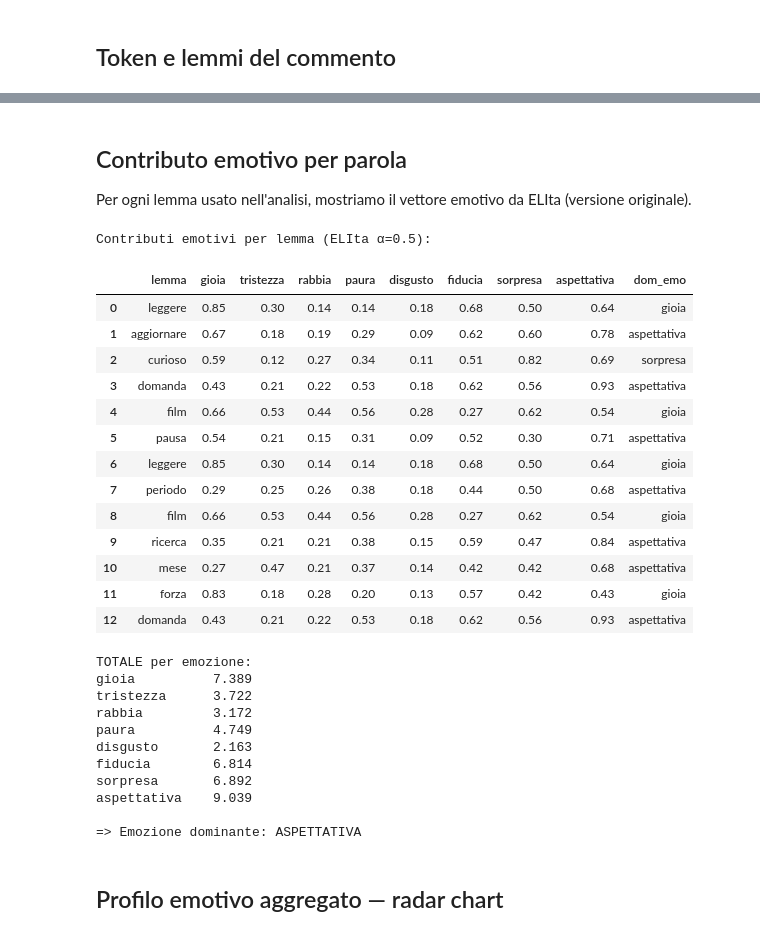
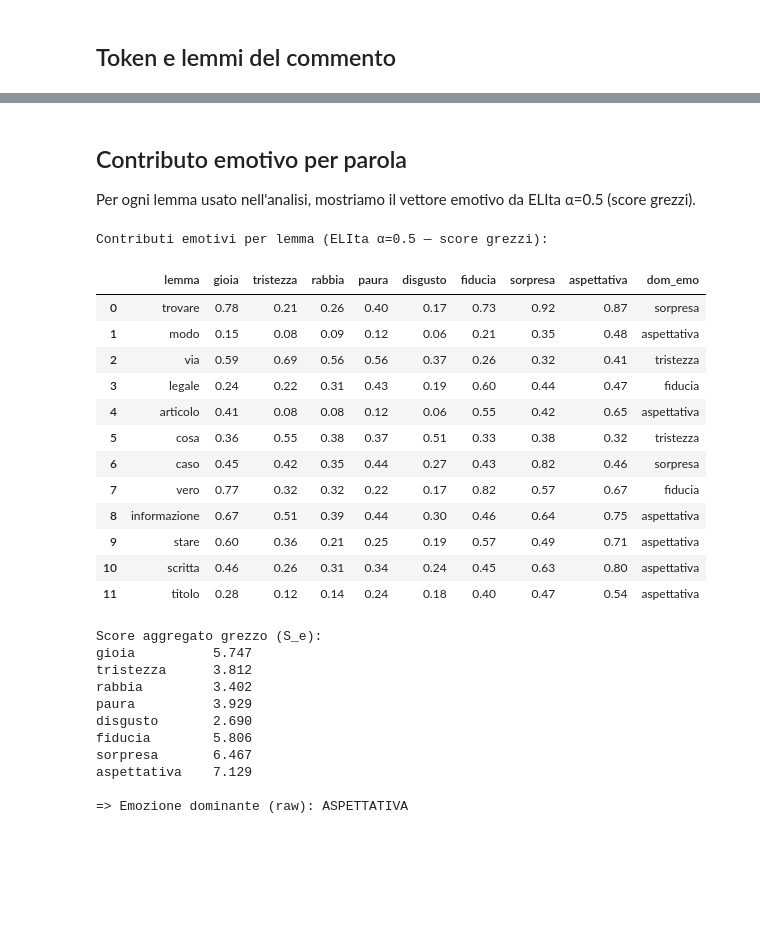
Before and after one commit to V3R0N1C4/ELIta_tesi, a Jupyter notebook: Fase3/Demo_Commento_Singolo.ipynb, the cells around one changed output, grey strips where cells are left out. Cells and saved outputs as stored; diff of their text form; code cells hidden in the pictures; blank space fills up the shorter version.

```diff
--- a/Fase3/Demo_Commento_Singolo.ipynb
+++ b/Fase3/Demo_Commento_Singolo.ipynb
@@ -135,23 +137,19 @@ Guarda pure io ho una memoria pessima ma quello che mi aiuta è leggere tanto le
 # %% [markdown]
 ## Token e lemmi del commento
 # %%
-df_tok = df_tokens[df_tokens['comment_id'] == CID].copy()
+df_tok = df_tokens[df_tokens['doc_id'] == CID].copy()
 
 elita_idx_all = set(df_elita_final.index)
 
-df_tok['in_ELIta']  = df_tok['lemma'].isin(elita_idx_all)
-df_tok['pos_ok']    = df_tok['pos'].isin(POS_FILTER)
-df_tok['stopword']  = df_tok['lemma'].isin(ALL_STOPWORDS)
-df_tok['dist_ok']   = df_tok['lemma'].isin(ELITA_IDX_FILTERED)
-df_tok['usato']     = df_tok['in_ELIta'] & df_tok['pos_ok'] & ~df_tok['stopword'] & df_tok['dist_ok']
+df_tok['in_ELIta'] = df_tok['lemma'].isin(elita_idx_all)
+df_tok['pos_ok']   = df_tok['pos'].isin(POS_FILTER)
+df_tok['usato']    = df_tok['in_ELIta'] & df_tok['pos_ok']
 
-print(f'Token totali nel commento      : {len(df_tok)}')
+print(f'Token totali nel documento     : {len(df_tok)}')
 print(f'Con POS valida (ADJ/NOUN/VERB) : {df_tok["pos_ok"].sum()}')
 print(f'Trovati in ELIta               : {df_tok["in_ELIta"].sum()}')
-print(f'Stopwords rimosse              : {(df_tok["in_ELIta"] & df_tok["stopword"]).sum()}')
-print(f'Sotto soglia distintività      : {(df_tok["in_ELIta"] & df_tok["pos_ok"] & ~df_tok["stopword"] & ~df_tok["dist_ok"]).sum()}')
 print(f'Token usati per l\'analisi      : {df_tok["usato"].sum()}')
 print()
 
-display(df_tok[['token','lemma','pos','in_ELIta','stopword','dist_ok','usato']].reset_index(drop=True))
+display(df_tok[['token','lemma','pos','in_ELIta','usato']].reset_index(drop=True))
 # %% [output]
@@ -177,64 +177,61 @@ Token usati per l'analisi      : 13
 # %% [markdown]
 ## Contributo emotivo per parola
 
-Per ogni lemma usato nell'analisi, mostriamo il vettore emotivo da ELIta (versione originale).
+Per ogni lemma usato nell'analisi, mostriamo il vettore emotivo da ELIta α=0.5 (score grezzi).
 # %%
 lemmi_usati = df_tok[df_tok['usato']]['lemma'].tolist()
 
 if not lemmi_usati:
     print('Nessun lemma utile trovato in questo commento.')
 else:
     contrib_rows = []
     for lemma in lemmi_usati:
         scores = df_elita_final.loc[lemma, BASIC_EMOTIONS].to_dict()
         dom    = max(scores, key=scores.get)
         scores['lemma']   = lemma
         scores['dom_emo'] = dom
         contrib_rows.append(scores)
 
     df_contrib = pd.DataFrame(contrib_rows)
     cols_show  = ['lemma'] + BASIC_EMOTIONS + ['dom_emo']
 
     totals  = df_contrib[BASIC_EMOTIONS].sum()
-    dom_tot = totals.idxmax()
+    dom_raw = totals.idxmax()
 
-    print('Contributi emotivi per lemma (ELIta α=0.5):')
+    print('Contributi emotivi per lemma (ELIta α=0.5 — score grezzi):')
     display(
         df_contrib[cols_show]
         .style
         .background_gradient(subset=BASIC_EMOTIONS, cmap='YlOrRd', axis=None)
         .format({e: '{:.2f}' for e in BASIC_EMOTIONS})
     )
     print()
-    print('TOTALE per emozione:')
+    print('Score aggregato grezzo (S_e):')
     print(totals.round(3).to_string())
-    print(f'\n=> Emozione dominante: {dom_tot.upper()}')
+    print(f'\n=> Emozione dominante (raw): {dom_raw.upper()}')
 # %% [output]
-Contributi emotivi per lemma (ELIta α=0.5):
+Contributi emotivi per lemma (ELIta α=0.5 — score grezzi):
 |  | lemma | gioia | tristezza | rabbia | paura | disgusto | fiducia | sorpresa | aspettativa | dom_emo |
-| 0 | leggere | 0.85 | 0.30 | 0.14 | 0.14 | 0.18 | 0.68 | 0.50 | 0.64 | gioia |
-| 1 | aggiornare | 0.67 | 0.18 | 0.19 | 0.29 | 0.09 | 0.62 | 0.60 | 0.78 | aspettativa |
-| 2 | curioso | 0.59 | 0.12 | 0.27 | 0.34 | 0.11 | 0.51 | 0.82 | 0.69 | sorpresa |
-| 3 | domanda | 0.43 | 0.21 | 0.22 | 0.53 | 0.18 | 0.62 | 0.56 | 0.93 | aspettativa |
-| 4 | film | 0.66 | 0.53 | 0.44 | 0.56 | 0.28 | 0.27 | 0.62 | 0.54 | gioia |
-| 5 | pausa | 0.54 | 0.21 | 0.15 | 0.31 | 0.09 | 0.52 | 0.30 | 0.71 | aspettativa |
-| 6 | leggere | 0.85 | 0.30 | 0.14 | 0.14 | 0.18 | 0.68 | 0.50 | 0.64 | gioia |
-| 7 | periodo | 0.29 | 0.25 | 0.26 | 0.38 | 0.18 | 0.44 | 0.50 | 0.68 | aspettativa |
-| 8 | film | 0.66 | 0.53 | 0.44 | 0.56 | 0.28 | 0.27 | 0.62 | 0.54 | gioia |
-| 9 | ricerca | 0.35 | 0.21 | 0.21 | 0.38 | 0.15 | 0.59 | 0.47 | 0.84 | aspettativa |
-| 10 | mese | 0.27 | 0.47 | 0.21 | 0.37 | 0.14 | 0.42 | 0.42 | 0.68 | aspettativa |
-| 11 | forza | 0.83 | 0.18 | 0.28 | 0.20 | 0.13 | 0.57 | 0.42 | 0.43 | gioia |
-| 12 | domanda | 0.43 | 0.21 | 0.22 | 0.53 | 0.18 | 0.62 | 0.56 | 0.93 | aspettativa |
+| 0 | trovare | 0.78 | 0.21 | 0.26 | 0.40 | 0.17 | 0.73 | 0.92 | 0.87 | sorpresa |
+| 1 | modo | 0.15 | 0.08 | 0.09 | 0.12 | 0.06 | 0.21 | 0.35 | 0.48 | aspettativa |
+| 2 | via | 0.59 | 0.69 | 0.56 | 0.56 | 0.37 | 0.26 | 0.32 | 0.41 | tristezza |
+| 3 | legale | 0.24 | 0.22 | 0.31 | 0.43 | 0.19 | 0.60 | 0.44 | 0.47 | fiducia |
+| 4 | articolo | 0.41 | 0.08 | 0.08 | 0.12 | 0.06 | 0.55 | 0.42 | 0.65 | aspettativa |
+| 5 | cosa | 0.36 | 0.55 | 0.38 | 0.37 | 0.51 | 0.33 | 0.38 | 0.32 | tristezza |
+| 6 | caso | 0.45 | 0.42 | 0.35 | 0.44 | 0.27 | 0.43 | 0.82 | 0.46 | sorpresa |
+| 7 | vero | 0.77 | 0.32 | 0.32 | 0.22 | 0.17 | 0.82 | 0.57 | 0.67 | fiducia |
+| 8 | informazione | 0.67 | 0.51 | 0.39 | 0.44 | 0.30 | 0.46 | 0.64 | 0.75 | aspettativa |
+| 9 | stare | 0.60 | 0.36 | 0.21 | 0.25 | 0.19 | 0.57 | 0.49 | 0.71 | aspettativa |
+| 10 | scritta | 0.46 | 0.26 | 0.31 | 0.34 | 0.24 | 0.45 | 0.63 | 0.80 | aspettativa |
+| 11 | titolo | 0.28 | 0.12 | 0.14 | 0.24 | 0.18 | 0.40 | 0.47 | 0.54 | aspettativa |
-TOTALE per emozione:
-gioia          7.389
-tristezza      3.722
-rabbia         3.172
-paura          4.749
-disgusto       2.163
-fiducia        6.814
-sorpresa       6.892
-aspettativa    9.039
+Score aggregato grezzo (S_e):
+gioia          5.747
+tristezza      3.812
+rabbia         3.402
+paura          3.929
+disgusto       2.690
+fiducia        5.806
+sorpresa       6.467
+aspettativa    7.129
 
-=> Emozione dominante: ASPETTATIVA
+=> Emozione dominante (raw): ASPETTATIVA
-# %% [markdown]
-## Profilo emotivo aggregato — radar chart
```
Also changed, not shown: parts of 16 cells of this notebook.
